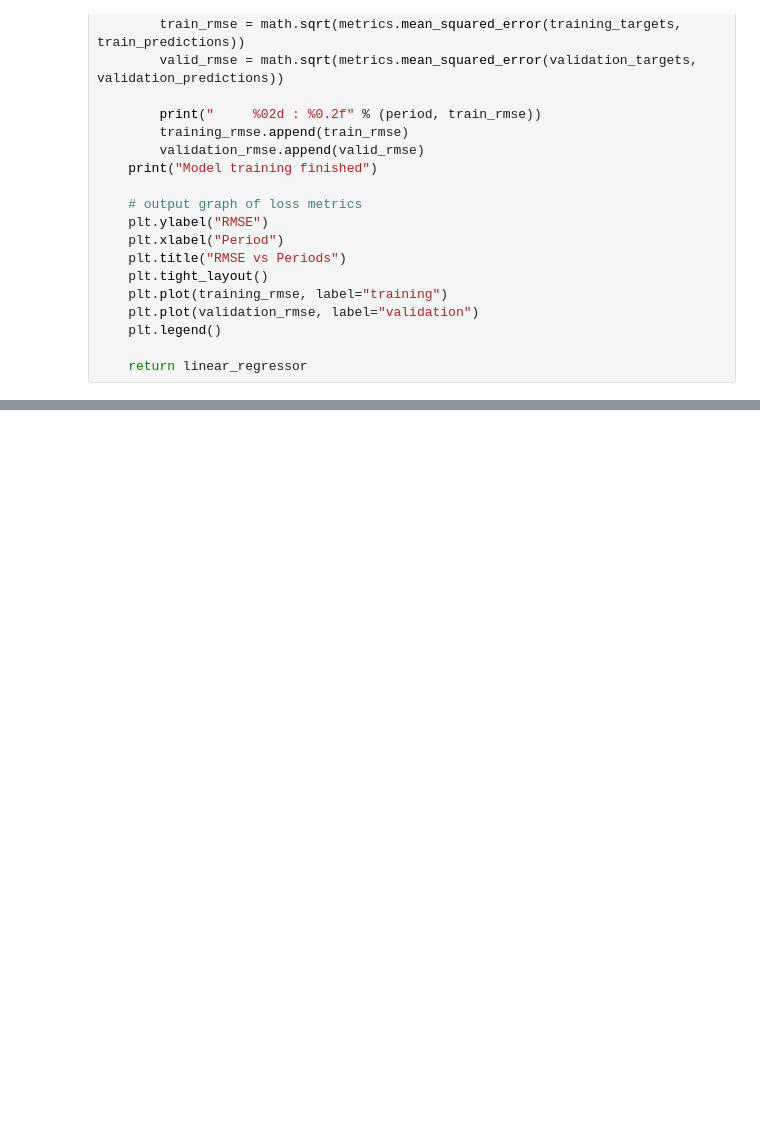
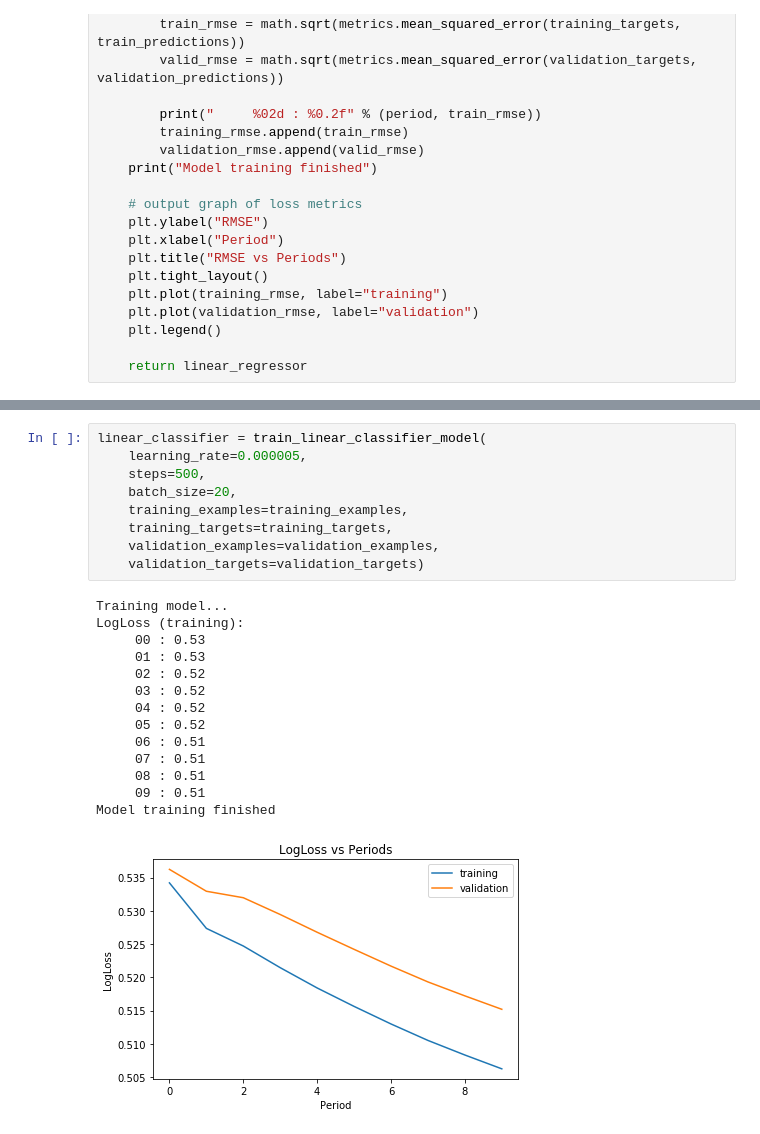
Before and after one commit to AustinSong/ml-crash-course, a Jupyter notebook: programming_exercises/Logistic Regression.ipynb, the cells around one changed output, grey strips where cells are left out. Saved outputs shown, nothing was run; the diff lists cells and outputs as text; blank space fills up the shorter version.

```diff
--- a/programming_exercises/Logistic Regression.ipynb
+++ b/programming_exercises/Logistic Regression.ipynb
@@ -260,0 +358,24 @@ Model training finished
+# %%
+linear_classifier = train_linear_classifier_model(
+    learning_rate=0.000005,
+    steps=500,
+    batch_size=20,
+    training_examples=training_examples,
+    training_targets=training_targets,
+    validation_examples=validation_examples,
+    validation_targets=validation_targets)
+# %% [output]
+Training model...
+LogLoss (training):
+     00 : 0.53
+     01 : 0.53
+     02 : 0.52
+     03 : 0.52
+     04 : 0.52
+     05 : 0.52
+     06 : 0.51
+     07 : 0.51
+     08 : 0.51
+     09 : 0.51
+Model training finished
+[figure, added]
```
Also changed, not shown: parts of 7 cells of this notebook.
